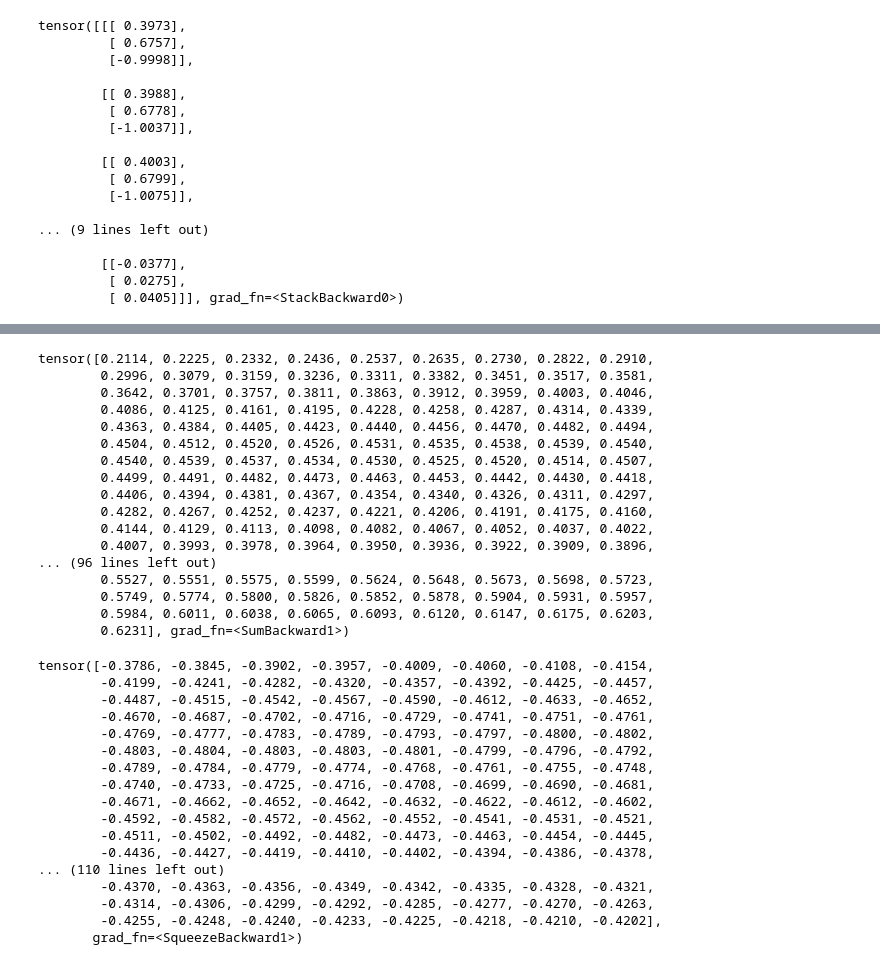
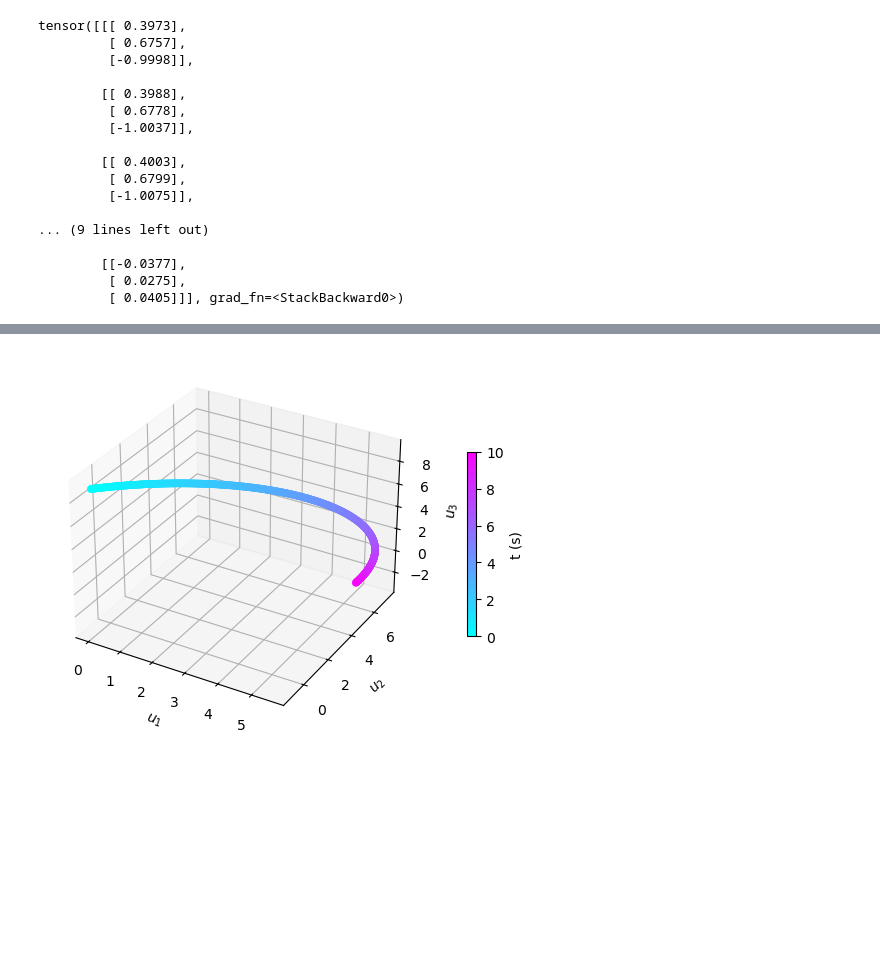
Before and after one commit to reecekeller/latentphysics, a Jupyter notebook: implicit.ipynb, the cells around one changed output, grey strips where cells are left out. Drawn from its saved outputs; the diff is of its cells as text; code cells hidden in the pictures; blank space fills up the shorter version.

Commit message:
generated latent dynamics

```diff
--- a/implicit.ipynb
+++ b/implicit.ipynb
@@ -114,16 +109,0 @@ torch.Size([1000, 3])
-# %%
-
-# Instantiate the model
-autoencoder = Autodecoder()
-
-# Define loss function and optimizer
-criterion = nn.MSELoss()  # Mean Squared Error loss for reconstruction
-optimizer = optim.Adam(autoencoder.parameters(), lr=1e-2)
-u = torch.tensor(u)
-for epoch in range(1000):
-    optimizer.zero_grad()
-    _, u_hat = autoencoder(u)
-    loss = criterion(u, u_hat)
-    loss.backward()
-    optimizer.step()
-    print(loss.item())
@@ -209,40 +110,21 @@ torch.Size([1000, 1]) torch.Size([1000])
-# %%
-PE
-# %% [output]
-tensor([0.2114, 0.2225, 0.2332, 0.2436, 0.2537, 0.2635, 0.2730, 0.2822, 0.2910,
-        0.2996, 0.3079, 0.3159, 0.3236, 0.3311, 0.3382, 0.3451, 0.3517, 0.3581,
-        0.3642, 0.3701, 0.3757, 0.3811, 0.3863, 0.3912, 0.3959, 0.4003, 0.4046,
-        0.4086, 0.4125, 0.4161, 0.4195, 0.4228, 0.4258, 0.4287, 0.4314, 0.4339,
-        0.4363, 0.4384, 0.4405, 0.4423, 0.4440, 0.4456, 0.4470, 0.4482, 0.4494,
-        0.4504, 0.4512, 0.4520, 0.4526, 0.4531, 0.4535, 0.4538, 0.4539, 0.4540,
-        0.4540, 0.4539, 0.4537, 0.4534, 0.4530, 0.4525, 0.4520, 0.4514, 0.4507,
-        0.4499, 0.4491, 0.4482, 0.4473, 0.4463, 0.4453, 0.4442, 0.4430, 0.4418,
-        0.4406, 0.4394, 0.4381, 0.4367, 0.4354, 0.4340, 0.4326, 0.4311, 0.4297,
-        0.4282, 0.4267, 0.4252, 0.4237, 0.4221, 0.4206, 0.4191, 0.4175, 0.4160,
-        0.4144, 0.4129, 0.4113, 0.4098, 0.4082, 0.4067, 0.4052, 0.4037, 0.4022,
-        0.4007, 0.3993, 0.3978, 0.3964, 0.3950, 0.3936, 0.3922, 0.3909, 0.3896,
-... (96 lines left out)
-        0.5527, 0.5551, 0.5575, 0.5599, 0.5624, 0.5648, 0.5673, 0.5698, 0.5723,
-        0.5749, 0.5774, 0.5800, 0.5826, 0.5852, 0.5878, 0.5904, 0.5931, 0.5957,
-        0.5984, 0.6011, 0.6038, 0.6065, 0.6093, 0.6120, 0.6147, 0.6175, 0.6203,
-        0.6231], grad_fn=<SumBackward1>)
-# %%
-KE.squeeze(1)
-# %% [output]
-tensor([-0.3786, -0.3845, -0.3902, -0.3957, -0.4009, -0.4060, -0.4108, -0.4154,
-        -0.4199, -0.4241, -0.4282, -0.4320, -0.4357, -0.4392, -0.4425, -0.4457,
-        -0.4487, -0.4515, -0.4542, -0.4567, -0.4590, -0.4612, -0.4633, -0.4652,
-        -0.4670, -0.4687, -0.4702, -0.4716, -0.4729, -0.4741, -0.4751, -0.4761,
-        -0.4769, -0.4777, -0.4783, -0.4789, -0.4793, -0.4797, -0.4800, -0.4802,
-        -0.4803, -0.4804, -0.4803, -0.4803, -0.4801, -0.4799, -0.4796, -0.4792,
-        -0.4789, -0.4784, -0.4779, -0.4774, -0.4768, -0.4761, -0.4755, -0.4748,
-        -0.4740, -0.4733, -0.4725, -0.4716, -0.4708, -0.4699, -0.4690, -0.4681,
-        -0.4671, -0.4662, -0.4652, -0.4642, -0.4632, -0.4622, -0.4612, -0.4602,
-        -0.4592, -0.4582, -0.4572, -0.4562, -0.4552, -0.4541, -0.4531, -0.4521,
-        -0.4511, -0.4502, -0.4492, -0.4482, -0.4473, -0.4463, -0.4454, -0.4445,
-        -0.4436, -0.4427, -0.4419, -0.4410, -0.4402, -0.4394, -0.4386, -0.4378,
-... (110 lines left out)
-        -0.4370, -0.4363, -0.4356, -0.4349, -0.4342, -0.4335, -0.4328, -0.4321,
-        -0.4314, -0.4306, -0.4299, -0.4292, -0.4285, -0.4277, -0.4270, -0.4263,
-        -0.4255, -0.4248, -0.4240, -0.4233, -0.4225, -0.4218, -0.4210, -0.4202],
-       grad_fn=<SqueezeBackward1>)
+# %%
+# Set up the figure and 3D axes
+fig = plt.figure()
+ax = fig.add_subplot(111, projection='3d')
+
+# Scatter plot in 3D, color by time
+sc = ax.scatter(u[:, 0], u[:, 1], u[:, 2], c=t.clone().detach().numpy(), cmap='cool')
+
+# Add colorbar to indicate the time value
+cbar = plt.colorbar(sc, ax=ax, shrink=0.5, pad=0.1)
+cbar.set_label('t (s)')
+
+# Set labels for the axes
+ax.set_xlabel('$u_1$')
+ax.set_ylabel('$u_2$')
+ax.set_zlabel('$u_3$')
+plt.savefig('latent_rep.png', transparent=True)
+# Show the plot
+plt.show()
+# %% [output]
+[figure, added]
```
Also changed, not shown: parts of 10 cells of this notebook.
